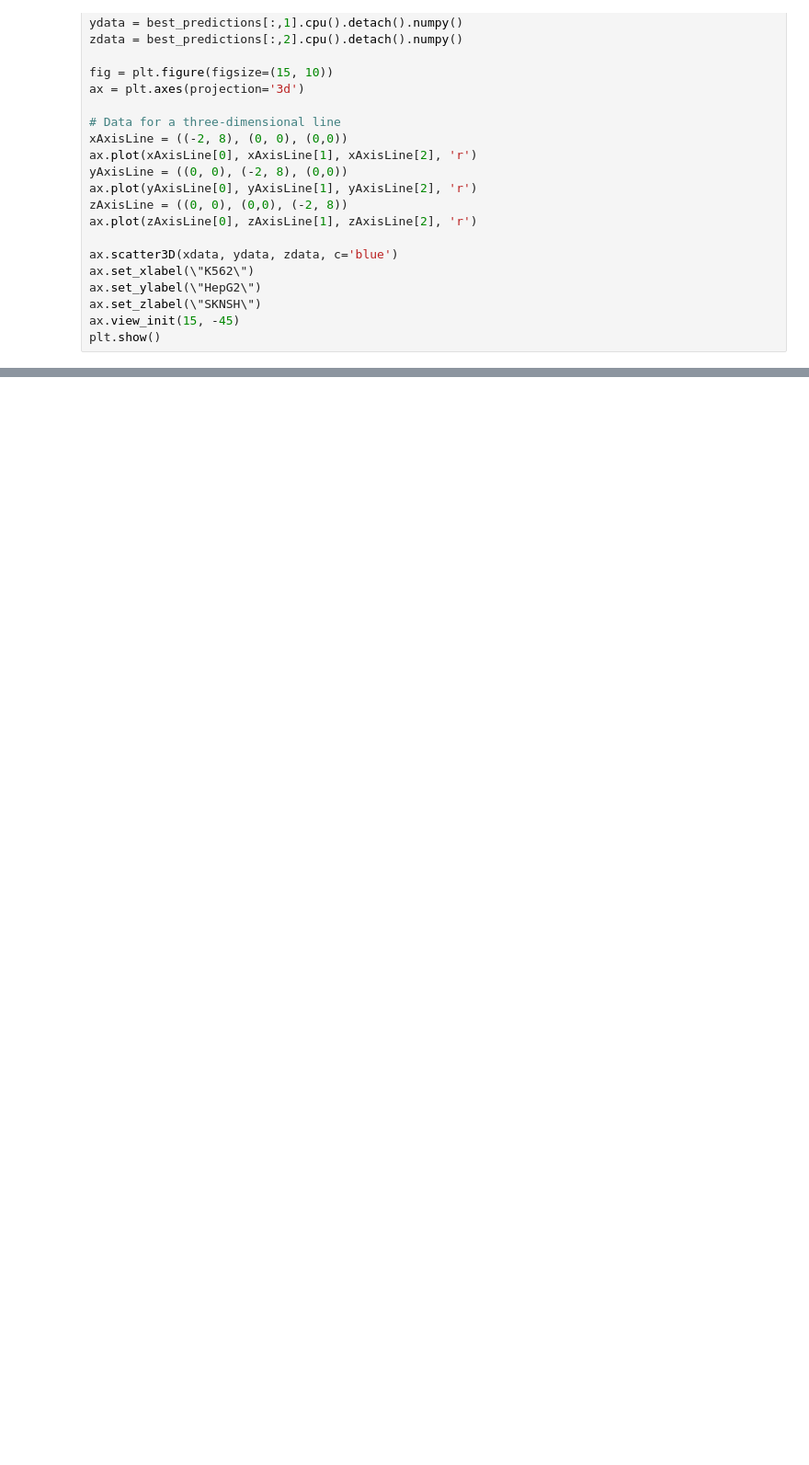
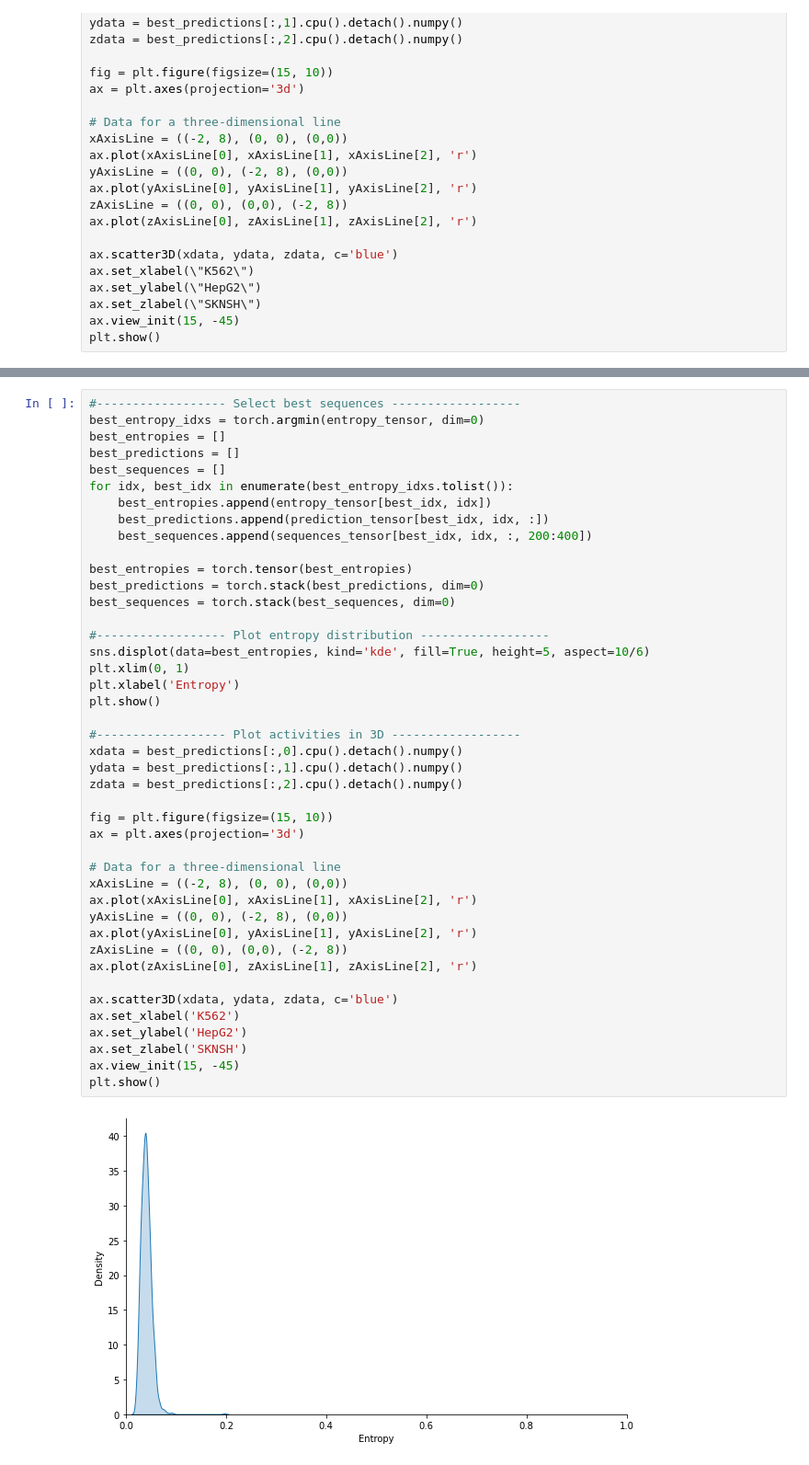
Before and after one commit to sjgosai/boda2, a Jupyter notebook: analysis/RC04_FastSeqProp_MotifPenalty/FastSeqProp_MotifPenaltyDraft.ipynb, the cells around one changed output, grey strips where cells are left out. Shown at 92% size. Cells and saved outputs as stored; diff of their text form; blank space fills up the shorter version.

```diff
--- a/analysis/RC04_FastSeqProp_MotifPenalty/FastSeqProp_MotifPenaltyDraft.ipynb
+++ b/analysis/RC04_FastSeqProp_MotifPenalty/FastSeqProp_MotifPenaltyDraft.ipynb
@@ -273,0 +565,45 @@ matrix_to_dms(ppm_to_IC(temp_tensor), y_max=2)
+# %%
+#------------------ Select best sequences ------------------
+best_entropy_idxs = torch.argmin(entropy_tensor, dim=0)
+best_entropies = []
+best_predictions = []
+best_sequences = []
+for idx, best_idx in enumerate(best_entropy_idxs.tolist()):
+    best_entropies.append(entropy_tensor[best_idx, idx])
+    best_predictions.append(prediction_tensor[best_idx, idx, :])
+    best_sequences.append(sequences_tensor[best_idx, idx, :, 200:400])
+
+best_entropies = torch.tensor(best_entropies)
+best_predictions = torch.stack(best_predictions, dim=0)
+best_sequences = torch.stack(best_sequences, dim=0)
+
+#------------------ Plot entropy distribution ------------------
+sns.displot(data=best_entropies, kind='kde', fill=True, height=5, aspect=10/6)
+plt.xlim(0, 1)
+plt.xlabel('Entropy')
+plt.show()
+
+#------------------ Plot activities in 3D ------------------
+xdata = best_predictions[:,0].cpu().detach().numpy()
+ydata = best_predictions[:,1].cpu().detach().numpy()
+zdata = best_predictions[:,2].cpu().detach().numpy()
+
+fig = plt.figure(figsize=(15, 10))
+ax = plt.axes(projection='3d')
+
+# Data for a three-dimensional line
+xAxisLine = ((-2, 8), (0, 0), (0,0))
+ax.plot(xAxisLine[0], xAxisLine[1], xAxisLine[2], 'r')
+yAxisLine = ((0, 0), (-2, 8), (0,0))
+ax.plot(yAxisLine[0], yAxisLine[1], yAxisLine[2], 'r')
+zAxisLine = ((0, 0), (0,0), (-2, 8))
+ax.plot(zAxisLine[0], zAxisLine[1], zAxisLine[2], 'r')
+
+ax.scatter3D(xdata, ydata, zdata, c='blue')
+ax.set_xlabel('K562')
+ax.set_ylabel('HepG2')
+ax.set_zlabel('SKNSH')
+ax.view_init(15, -45)
+plt.show()
+# %% [output]
+[figure, added]
```
Also changed, not shown: parts of 30 cells of this notebook.
